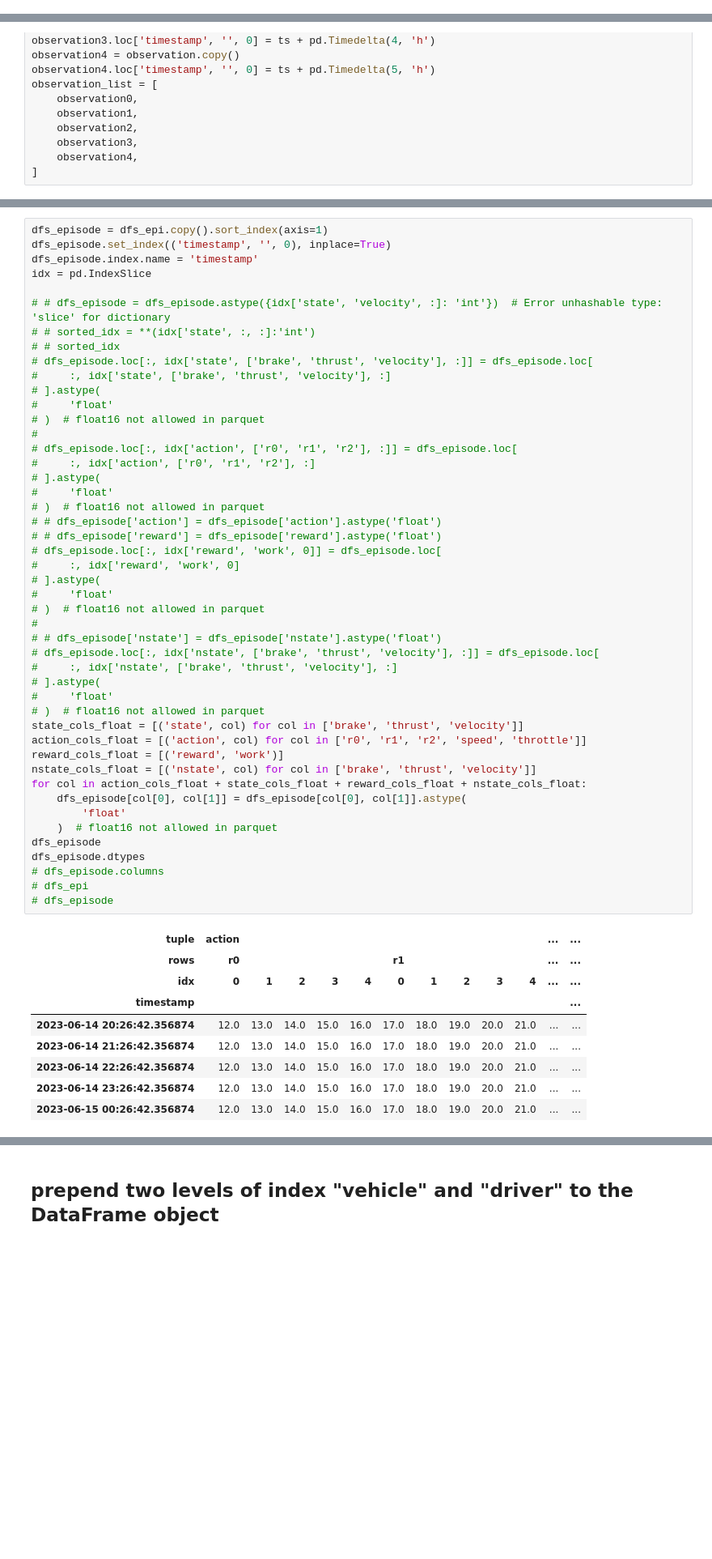
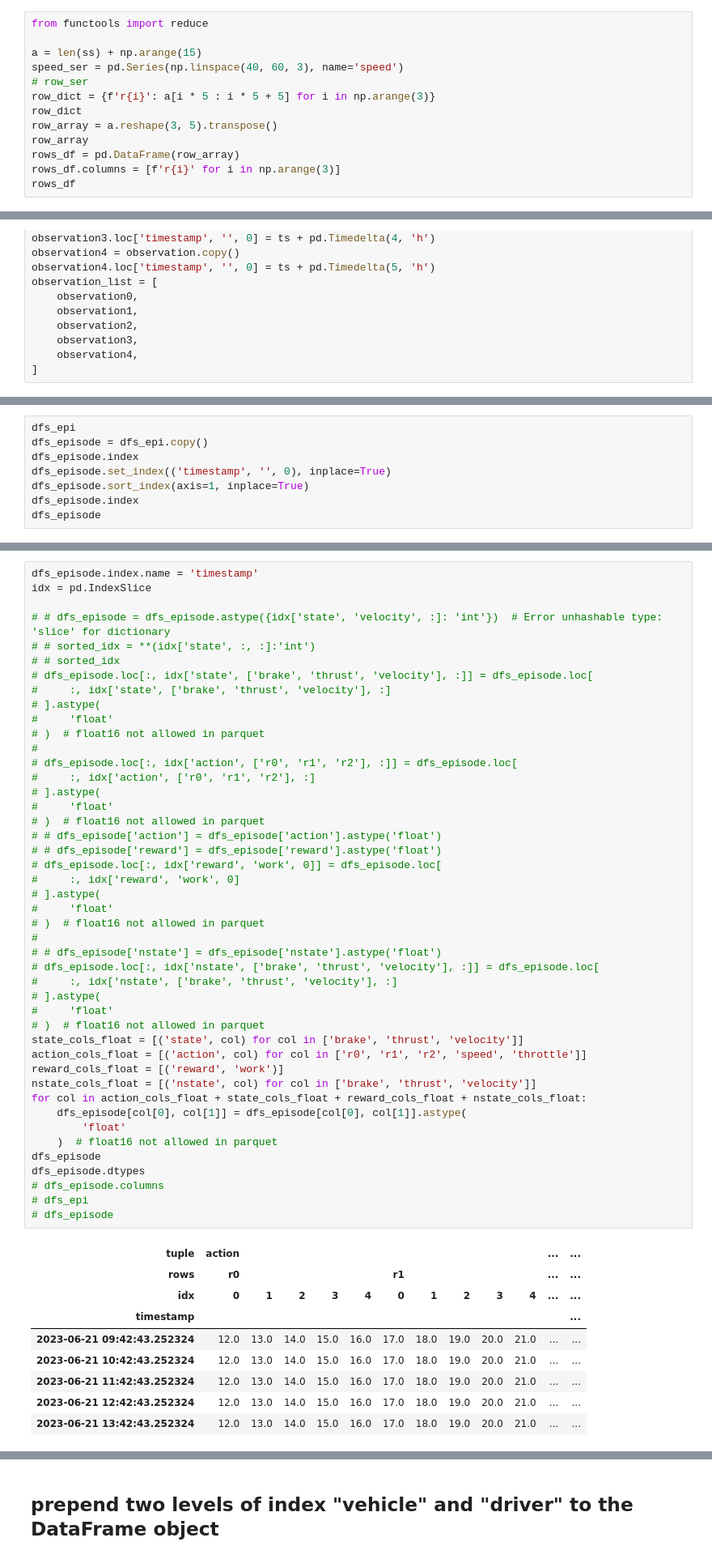
Before and after one commit to Binjian/eos, a Jupyter notebook: eos/utils/eos_episode_dataframe.ipynb, the cells around one changed output, grey strips where cells are left out. Shown at 81% size. Saved outputs shown, nothing was run; the diff lists cells and outputs as text; blank space fills up the shorter version.

```diff
--- a/eos/utils/eos_episode_dataframe.ipynb
+++ b/eos/utils/eos_episode_dataframe.ipynb
@@ -244,3 +246,16 @@ Name: state, dtype: object
 #
 # %% [markdown]
 ### generate action
+# %%
+from functools import reduce
+
+a = len(ss) + np.arange(15)
+speed_ser = pd.Series(np.linspace(40, 60, 3), name='speed')
+# row_ser
+row_dict = {f'r{i}': a[i * 5 : i * 5 + 5] for i in np.arange(3)}
+row_dict
+row_array = a.reshape(3, 5).transpose()
+row_array
+rows_df = pd.DataFrame(row_array)
+rows_df.columns = [f'r{i}' for i in np.arange(3)]
+rows_df
@@ -675,0 +698,8 @@ MultiIndex([('action',       'r0', 0),
+# %%
+dfs_epi
+dfs_episode = dfs_epi.copy()
+dfs_episode.index
+dfs_episode.set_index(('timestamp', '', 0), inplace=True)
+dfs_episode.sort_index(axis=1, inplace=True)
+dfs_episode.index
+dfs_episode
@@ -676,6 +731,4 @@ MultiIndex([('action',       'r0', 0),
 # %%
-dfs_episode = dfs_epi.copy().sort_index(axis=1)
-dfs_episode.set_index(('timestamp', '', 0), inplace=True)
 dfs_episode.index.name = 'timestamp'
 idx = pd.IndexSlice
 
@@ -698,38 +751,38 @@ idx = pd.IndexSlice
 # dfs_episode.loc[:, idx['reward', 'work', 0]] = dfs_episode.loc[
 #     :, idx['reward', 'work', 0]
 # ].astype(
 #     'float'
 # )  # float16 not allowed in parquet
 #
 # # dfs_episode['nstate'] = dfs_episode['nstate'].astype('float')
 # dfs_episode.loc[:, idx['nstate', ['brake', 'thrust', 'velocity'], :]] = dfs_episode.loc[
 #     :, idx['nstate', ['brake', 'thrust', 'velocity'], :]
 # ].astype(
 #     'float'
 # )  # float16 not allowed in parquet
 state_cols_float = [('state', col) for col in ['brake', 'thrust', 'velocity']]
 action_cols_float = [('action', col) for col in ['r0', 'r1', 'r2', 'speed', 'throttle']]
 reward_cols_float = [('reward', 'work')]
 nstate_cols_float = [('nstate', col) for col in ['brake', 'thrust', 'velocity']]
 for col in action_cols_float + state_cols_float + reward_cols_float + nstate_cols_float:
     dfs_episode[col[0], col[1]] = dfs_episode[col[0], col[1]].astype(
         'float'
     )  # float16 not allowed in parquet
 dfs_episode
 dfs_episode.dtypes
 # dfs_episode.columns
 # dfs_epi
 # dfs_episode
 # %% [output]
 | tuple | action |  |  |  |  |  |  |  |  |  | ... | ... |
 | rows | r0 |  |  |  |  | r1 |  |  |  |  | ... | ... |
 | idx | 0 | 1 | 2 | 3 | 4 | 0 | 1 | 2 | 3 | 4 | ... | ... |
 | timestamp |  |  |  |  |  |  |  |  |  |  |  | ... |
-| 2023-06-14 20:26:42.356874 | 12.0 | 13.0 | 14.0 | 15.0 | 16.0 | 17.0 | 18.0 | 19.0 | 20.0 | 21.0 | ... | ... |
-| 2023-06-14 21:26:42.356874 | 12.0 | 13.0 | 14.0 | 15.0 | 16.0 | 17.0 | 18.0 | 19.0 | 20.0 | 21.0 | ... | ... |
-| 2023-06-14 22:26:42.356874 | 12.0 | 13.0 | 14.0 | 15.0 | 16.0 | 17.0 | 18.0 | 19.0 | 20.0 | 21.0 | ... | ... |
-| 2023-06-14 23:26:42.356874 | 12.0 | 13.0 | 14.0 | 15.0 | 16.0 | 17.0 | 18.0 | 19.0 | 20.0 | 21.0 | ... | ... |
-| 2023-06-15 00:26:42.356874 | 12.0 | 13.0 | 14.0 | 15.0 | 16.0 | 17.0 | 18.0 | 19.0 | 20.0 | 21.0 | ... | ... |
+| 2023-06-21 09:42:43.252324 | 12.0 | 13.0 | 14.0 | 15.0 | 16.0 | 17.0 | 18.0 | 19.0 | 20.0 | 21.0 | ... | ... |
+| 2023-06-21 10:42:43.252324 | 12.0 | 13.0 | 14.0 | 15.0 | 16.0 | 17.0 | 18.0 | 19.0 | 20.0 | 21.0 | ... | ... |
+| 2023-06-21 11:42:43.252324 | 12.0 | 13.0 | 14.0 | 15.0 | 16.0 | 17.0 | 18.0 | 19.0 | 20.0 | 21.0 | ... | ... |
+| 2023-06-21 12:42:43.252324 | 12.0 | 13.0 | 14.0 | 15.0 | 16.0 | 17.0 | 18.0 | 19.0 | 20.0 | 21.0 | ... | ... |
+| 2023-06-21 13:42:43.252324 | 12.0 | 13.0 | 14.0 | 15.0 | 16.0 | 17.0 | 18.0 | 19.0 | 20.0 | 21.0 | ... | ... |
 5 rows × 60 columns
 tuple   rows      idx
 action  r0        0             float64
```
Also changed, not shown: parts of 84 cells of this notebook, 3 other files.
